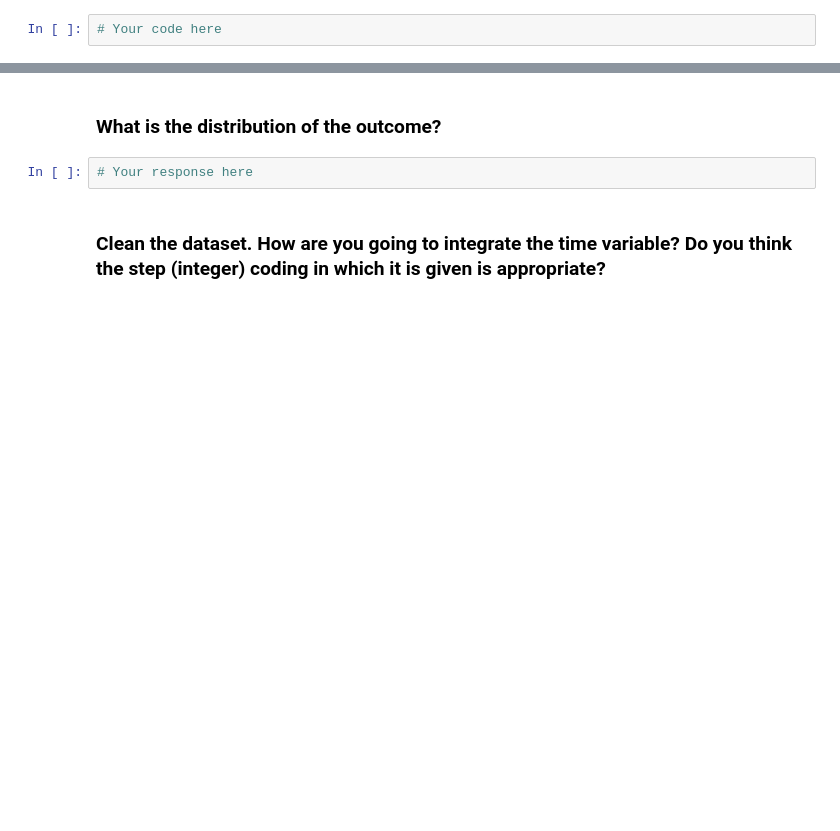
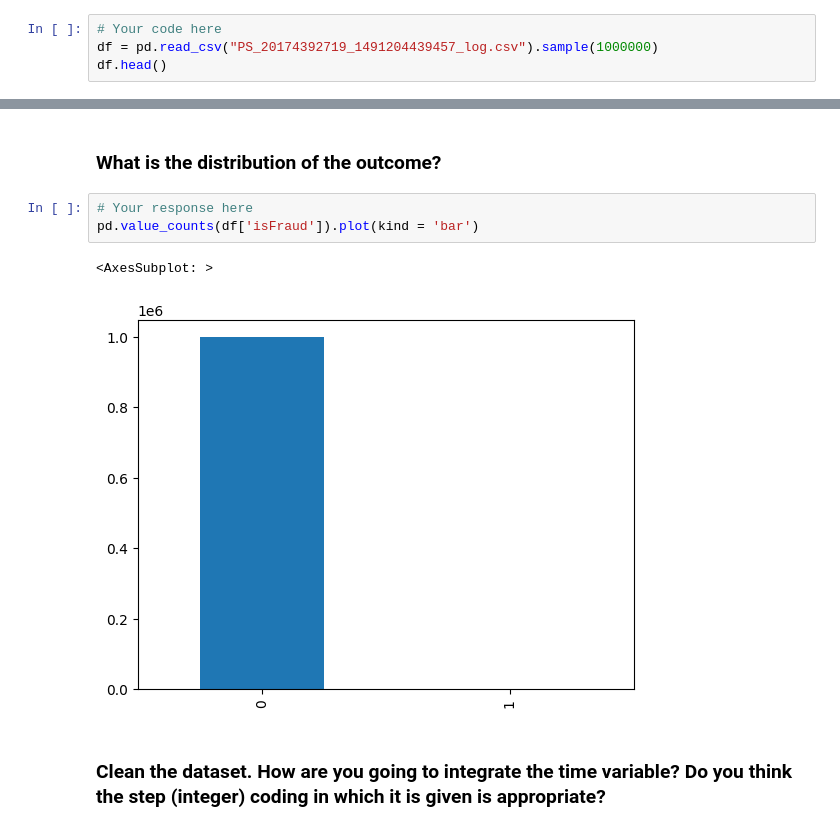
Before and after one commit to ta-data-lis/lab-imbalance, a Jupyter notebook: your-code/lab_imbalance.ipynb, the cells around one changed output, grey strips where cells are left out. Saved outputs shown, nothing was run; the diff lists cells and outputs as text; blank space fills up the shorter version.

```diff
--- a/your-code/lab_imbalance.ipynb
+++ b/your-code/lab_imbalance.ipynb
@@ -12,2 +15,4 @@ Like we disussed in class, when we have noisy data, if we are not careful, we ca
 # %%
 # Your code here
+df = pd.read_csv("PS_20174392719_1491204439457_log.csv").sample(1000000)
+df.head()
@@ -15,6 +54,10 @@ Like we disussed in class, when we have noisy data, if we are not careful, we ca
 ### What is the distribution of the outcome?
 # %%
 # Your response here
+pd.value_counts(df['isFraud']).plot(kind = 'bar')
+# %% [output]
+<AxesSubplot: >
+[figure, added]
 # %% [markdown]
 ### Clean the dataset. How are you going to integrate the time variable? Do you think the step (integer) coding in which it is given is appropriate?
 # %%
```
Also changed, not shown: parts of 13 cells of this notebook.
